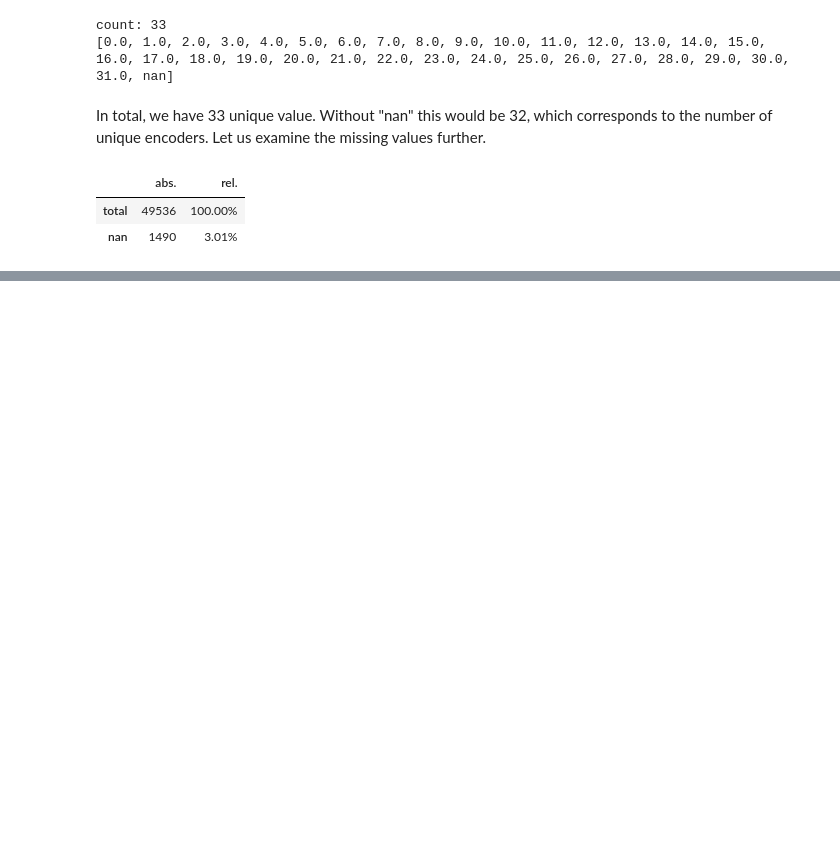
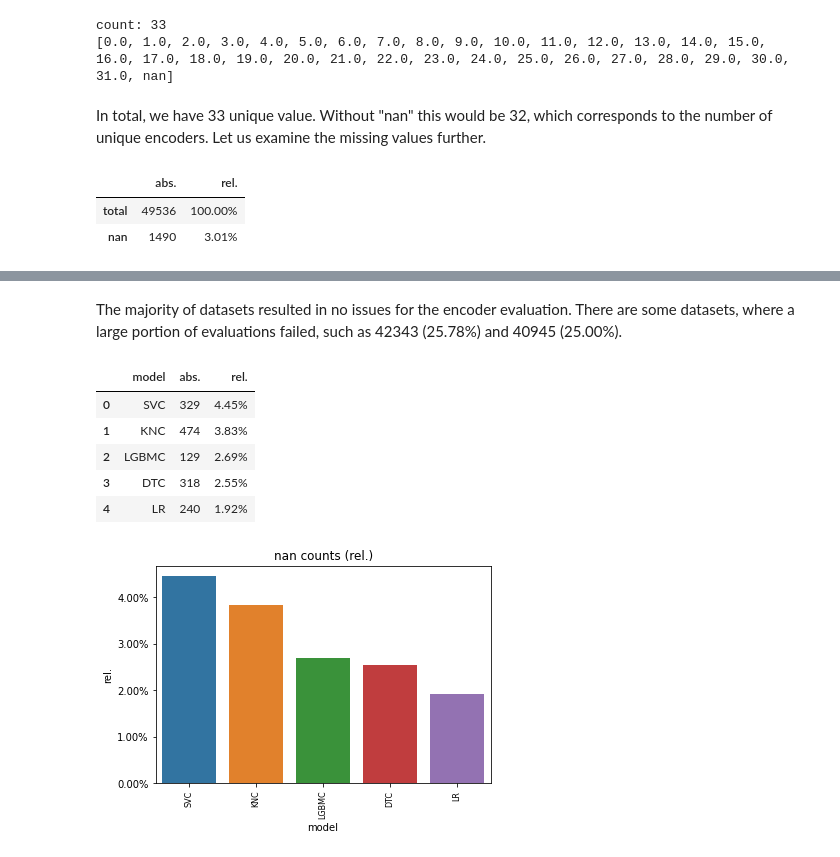
Before and after one commit to Sidies/ranking_encoders, a Jupyter notebook: notebooks/Rankings.ipynb, the cells around one changed output, grey strips where cells are left out. Cells and saved outputs as stored; diff of their text form; code cells hidden in the pictures; blank space fills up the shorter version.

```diff
--- a/notebooks/Rankings.ipynb
+++ b/notebooks/Rankings.ipynb
@@ -174,0 +230,12 @@ We see that there is a big variation between the encoders. While OE (OrdinalEnco
+# %% [markdown]
+The majority of datasets resulted in no issues for the encoder evaluation. There are some datasets, where a large portion of evaluations failed, such as 42343 (25.78%) and 40945 (25.00%).
+# %%
+display_combinations('model')
+# %% [output]
+|  | model | abs. | rel. |
+| 0 | SVC | 329 | 4.45% |
+| 1 | KNC | 474 | 3.83% |
+| 2 | LGBMC | 129 | 2.69% |
+| 3 | DTC | 318 | 2.55% |
+| 4 | LR | 240 | 1.92% |
+[figure, added]
```
Also changed, not shown: parts of 15 cells of this notebook.
